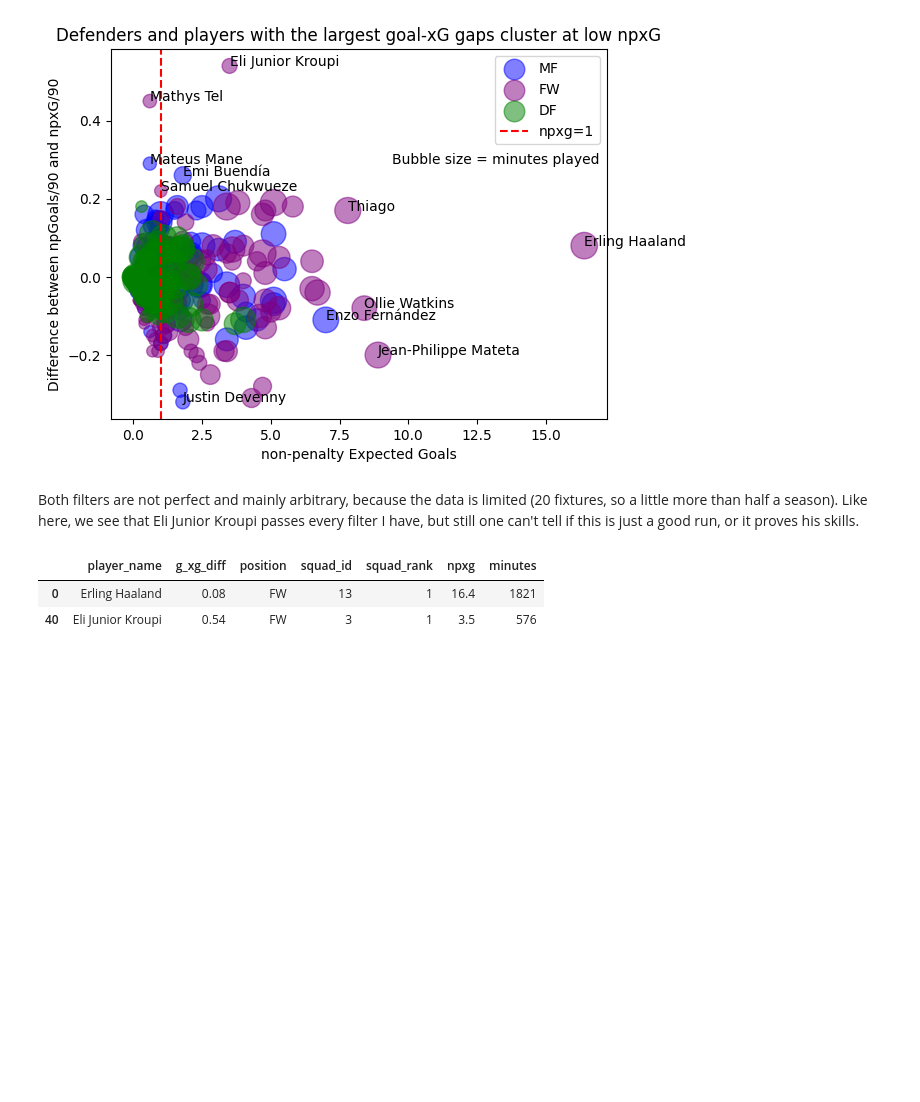
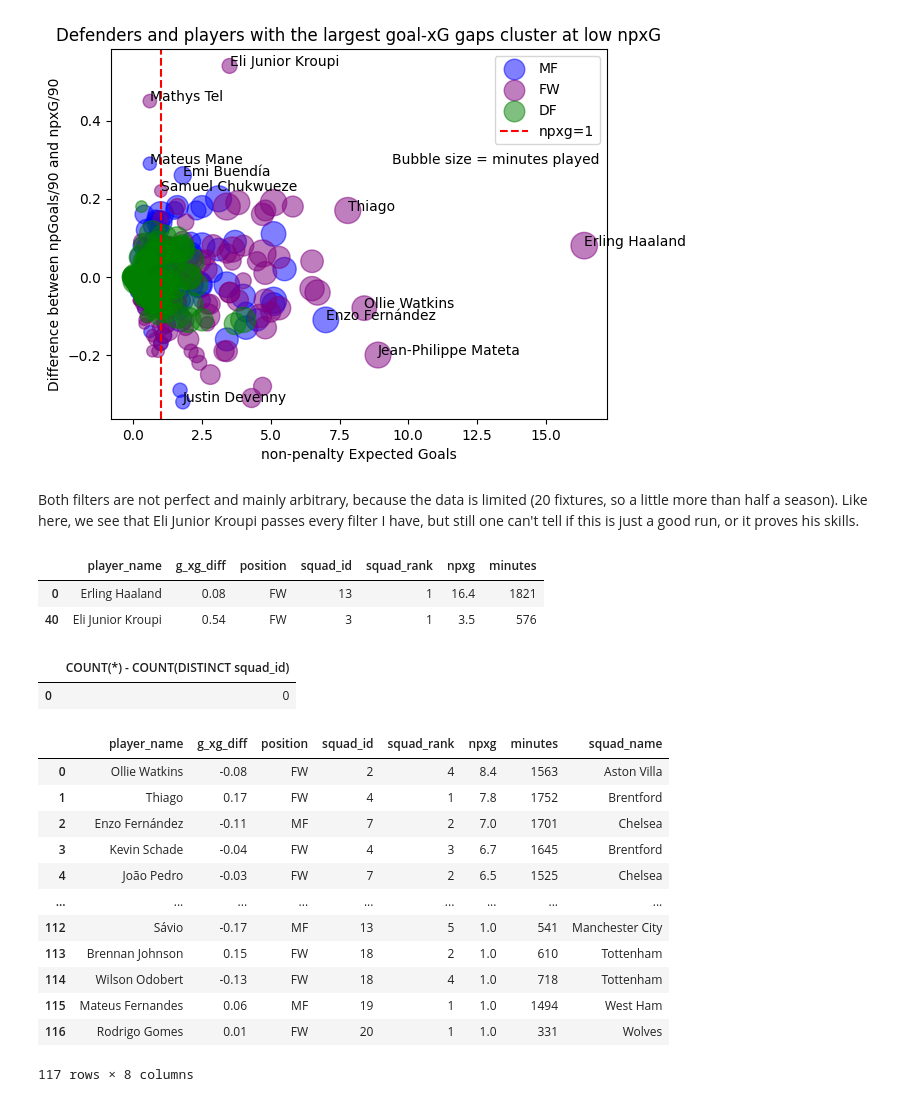
Before and after one commit to TobiaszKuc/_football_analysis, a Jupyter notebook: SQL_Learn/SQL-FBrefPremierLeagueData/PLxGPerformance.ipynb, the cells around one changed output. Drawn from its saved outputs; the diff is of its cells as text; code cells hidden in the pictures; blank space fills up the shorter version.

```diff
--- a/SQL_Learn/SQL-FBrefPremierLeagueData/PLxGPerformance.ipynb
+++ b/SQL_Learn/SQL-FBrefPremierLeagueData/PLxGPerformance.ipynb
@@ -427,3 +409,41 @@ g_xg_diff[g_xg_diff["player_name"].isin(["Eli Junior Kroupi", "Erling Haaland"])
 |  | player_name | g_xg_diff | position | squad_id | squad_rank | npxg | minutes |
 | 0 | Erling Haaland | 0.08 | FW | 13 | 1 | 16.4 | 1821 |
 | 40 | Eli Junior Kroupi | 0.54 | FW | 3 | 1 | 3.5 | 576 |
+# %%
+pd.read_sql_query("""SELECT COUNT(*) - COUNT(DISTINCT squad_id) FROM squad""", con=con)
+# %% [output]
+|  | COUNT(*) - COUNT(DISTINCT squad_id) |
+| 0 | 0 |
+# %%
+club_pos_rank = pd.read_sql_query("""WITH players AS (
+                                      SELECT stats.player_id AS player_id, player_name, np_goals_per90 - npxg_per90 AS g_xg_diff,
+                                      stats.squad_id as squad_id, positions.position AS position, positions.pos_id,
+                                      RANK() OVER (PARTITION BY positions.player_id ORDER BY pos_id) AS prim_pos, minutes, npxg, squad.squad_name AS squad_name
+                                      FROM stats
+                                      INNER JOIN positions ON stats.player_id = positions.player_id
+                                      INNER JOIN squad ON squad.squad_id = stats.squad_id),
+                          more_than_2 AS (
+                                          SELECT player_name, g_xg_diff, position, squad_id,
+                                          COUNT(player_id) OVER (PARTITION BY squad_id, position) AS same_pos_squad,
+                                          minutes, prim_pos, npxg, squad_name
+                                          FROM players
+                                          WHERE minutes > 300 AND position <> 'GK' AND position <> 'DF' AND prim_pos = 1 AND npxg >= 1)
+                    SELECT player_name, g_xg_diff, position, squad_id,
+                    RANK() OVER (PARTITION BY squad_id, position ORDER BY g_xg_diff DESC) AS squad_rank, npxg, minutes, squad_name
+                    FROM more_than_2
+                    WHERE same_pos_squad > 2
+                    ORDER BY npxg DESC""", con=con)
+# %% [output]
+|  | player_name | g_xg_diff | position | squad_id | squad_rank | npxg | minutes | squad_name |
+| 0 | Ollie Watkins | -0.08 | FW | 2 | 4 | 8.4 | 1563 | Aston Villa |
+| 1 | Thiago | 0.17 | FW | 4 | 1 | 7.8 | 1752 | Brentford |
+| 2 | Enzo Fernández | -0.11 | MF | 7 | 2 | 7.0 | 1701 | Chelsea |
+| 3 | Kevin Schade | -0.04 | FW | 4 | 3 | 6.7 | 1645 | Brentford |
+| 4 | João Pedro | -0.03 | FW | 7 | 2 | 6.5 | 1525 | Chelsea |
+| ... | ... | ... | ... | ... | ... | ... | ... | ... |
+| 112 | Sávio | -0.17 | MF | 13 | 5 | 1.0 | 541 | Manchester City |
+| 113 | Brennan Johnson | 0.15 | FW | 18 | 2 | 1.0 | 610 | Tottenham |
+| 114 | Wilson Odobert | -0.13 | FW | 18 | 4 | 1.0 | 718 | Tottenham |
+| 115 | Mateus Fernandes | 0.06 | MF | 19 | 1 | 1.0 | 1494 | West Ham |
+| 116 | Rodrigo Gomes | 0.01 | FW | 20 | 1 | 1.0 | 331 | Wolves |
+117 rows × 8 columns
```
Also changed, not shown: parts of 8 cells of this notebook, 1 other file.
